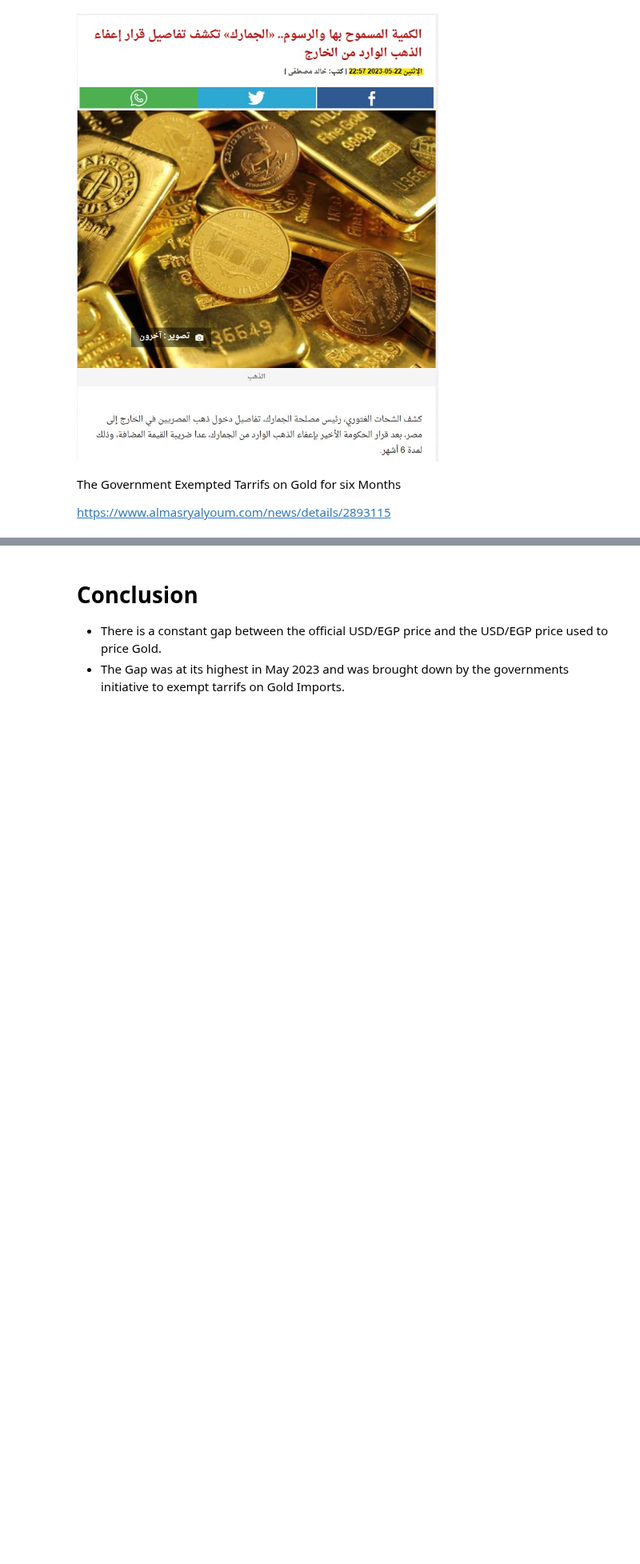
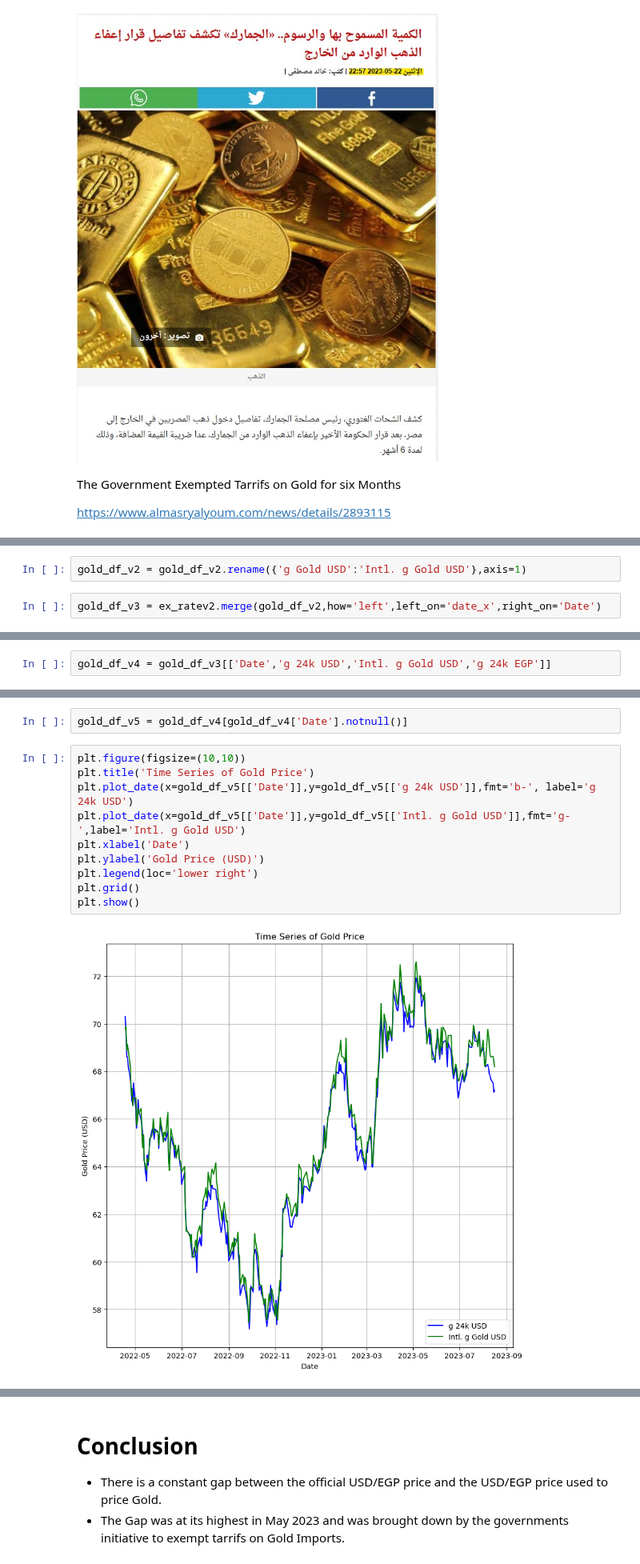
Before and after one commit to hkafrawi/Gold-USD-EGP-Analysis, a Jupyter notebook: understanding-usd-price-through-gold.ipynb, the cells around one changed output, grey strips where cells are left out. Shown at 80% size. Saved outputs shown, nothing was run; the diff lists cells and outputs as text; blank space fills up the shorter version.

Commit message:
Kaggle Notebook | Understanding USD price through Gold | Version 9

```diff
--- a/understanding-usd-price-through-gold.ipynb
+++ b/understanding-usd-price-through-gold.ipynb
@@ -589,0 +654,4 @@ https://www.almasryalyoum.com/news/details/2893115
+# %%
+gold_df_v2 = gold_df_v2.rename({'g Gold USD':'Intl. g Gold USD'},axis=1)
+# %%
+gold_df_v3 = ex_ratev2.merge(gold_df_v2,how='left',left_on='date_x',right_on='Date')
@@ -589,0 +690,2 @@ https://www.almasryalyoum.com/news/details/2893115
+# %%
+gold_df_v4 = gold_df_v3[['Date','g 24k USD','Intl. g Gold USD','g 24k EGP']]
@@ -589,0 +701,14 @@ https://www.almasryalyoum.com/news/details/2893115
+# %%
+gold_df_v5 = gold_df_v4[gold_df_v4['Date'].notnull()]
+# %%
+plt.figure(figsize=(10,10))
+plt.title('Time Series of Gold Price')
+plt.plot_date(x=gold_df_v5[['Date']],y=gold_df_v5[['g 24k USD']],fmt='b-', label='g 24k USD')
+plt.plot_date(x=gold_df_v5[['Date']],y=gold_df_v5[['Intl. g Gold USD']],fmt='g-',label='Intl. g Gold USD')
+plt.xlabel('Date')
+plt.ylabel('Gold Price (USD)')
+plt.legend(loc='lower right')
+plt.grid()
+plt.show()
+# %% [output]
+[figure, added]
```
Also changed, not shown: parts of 31 cells of this notebook.
